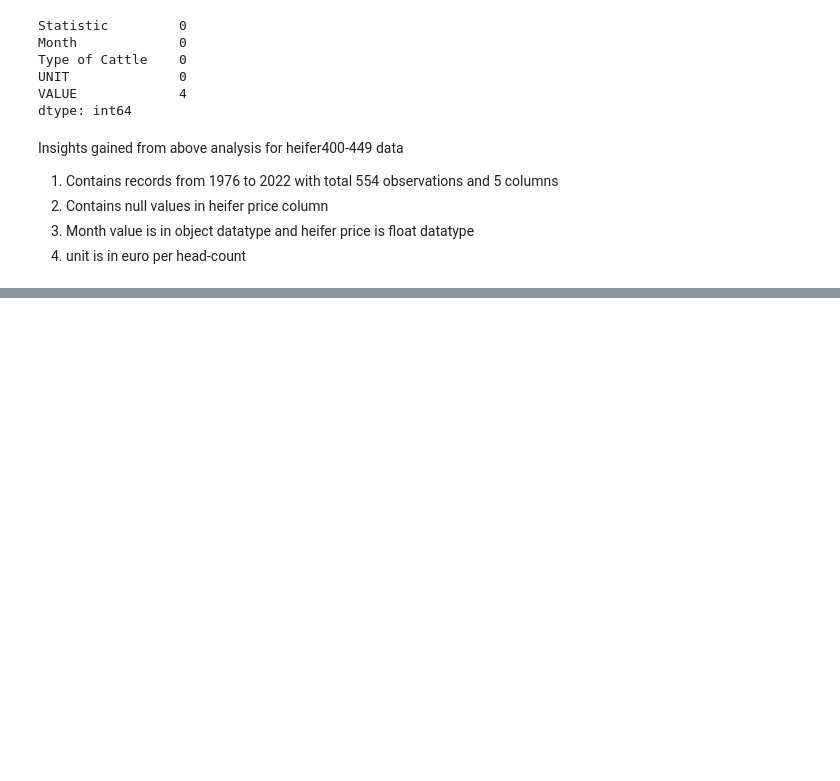
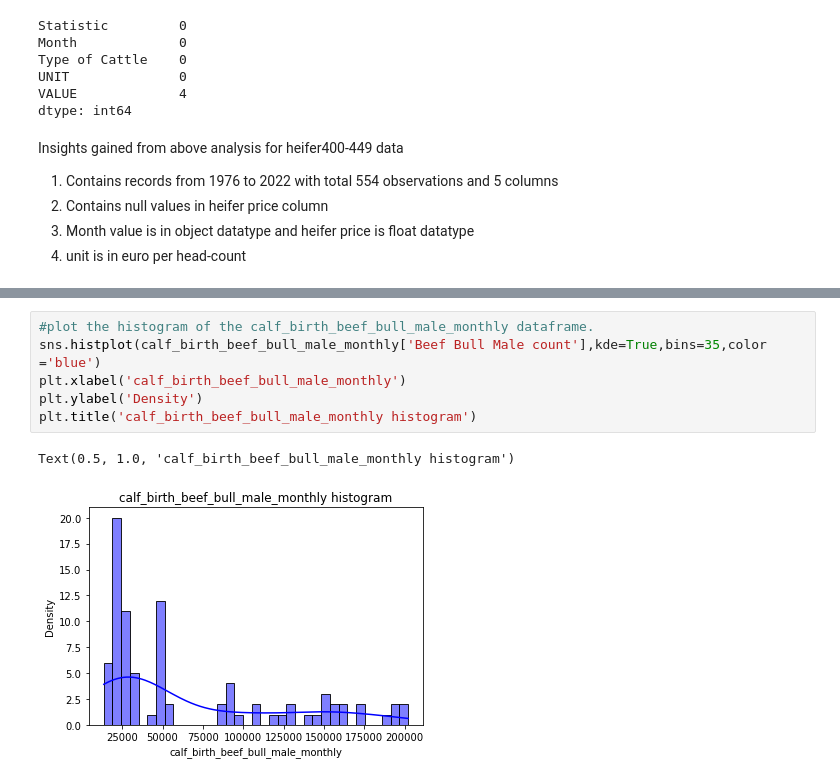
Before and after one commit to dhanya555/CA2, a Jupyter notebook: Integrated_CA2_Individual_Version1.ipynb, the cells around one changed output, grey strips where cells are left out. Saved outputs shown, nothing was run; the diff lists cells and outputs as text; blank space fills up the shorter version.

```diff
--- a/Integrated_CA2_Individual_Version1.ipynb
+++ b/Integrated_CA2_Individual_Version1.ipynb
@@ -1164,0 +2124,9 @@ Insights gained from above analysis for heifer400-449 data
+# %%
+#plot the histogram of the calf_birth_beef_bull_male_monthly dataframe.
+sns.histplot(calf_birth_beef_bull_male_monthly['Beef Bull Male count'],kde=True,bins=35,color ='blue')
+plt.xlabel('calf_birth_beef_bull_male_monthly')
+plt.ylabel('Density')
+plt.title('calf_birth_beef_bull_male_monthly histogram')
+# %% [output]
+Text(0.5, 1.0, 'calf_birth_beef_bull_male_monthly histogram')
+[figure, added]
```
Also changed, not shown: parts of 143 cells of this notebook, 1 other file.
